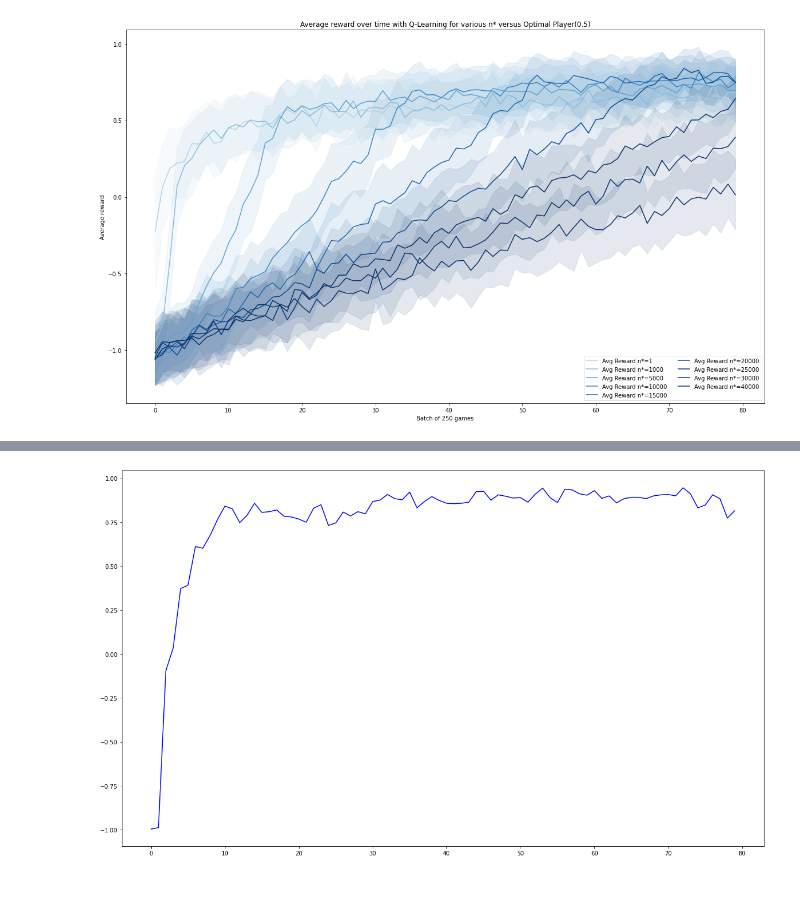
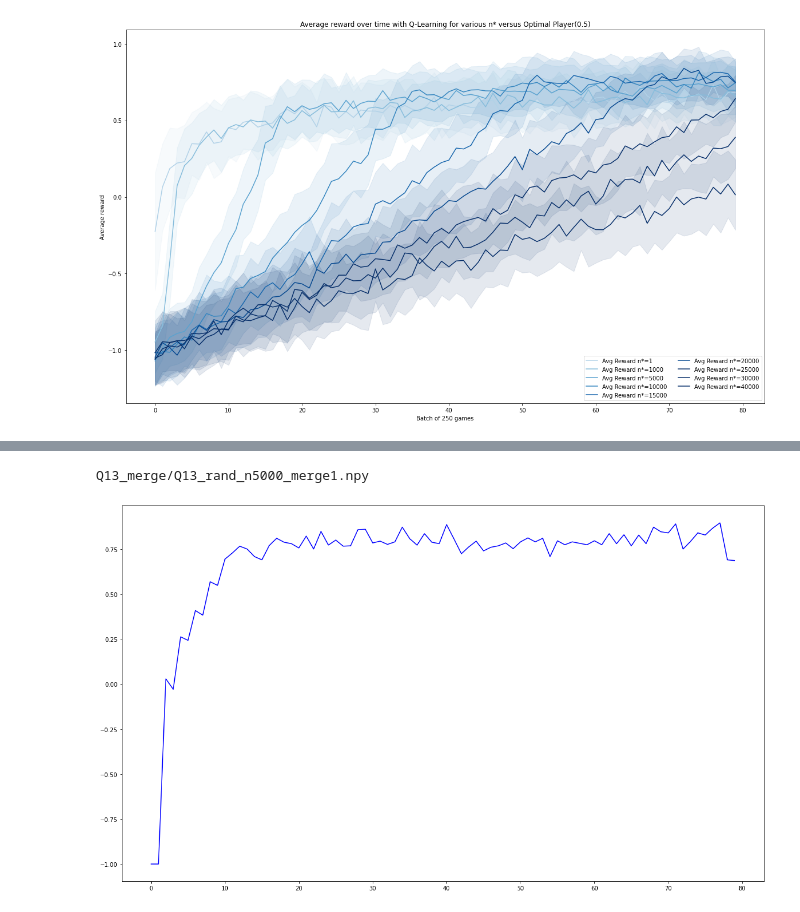
Before and after one commit to fraborg99/ANN---project, a Jupyter notebook: project/Graphs.ipynb, the cells around one changed output, grey strips where cells are left out. Drawn from its saved outputs; the diff is of its cells as text; code cells hidden in the pictures.

Commit message:
graphs with merge + Q13_merge + Q13 already merged

```diff
--- a/project/Graphs.ipynb
+++ b/project/Graphs.ipynb
@@ -179,19 +181,41 @@ for Q in [3,4, 7, 8]:
+# %%
+#PER MERGIARE RUNS
+n = 5000
+tipo = 'opt'
+rewards_merge = []
+for i in range(1,2):
+
+    file_path = "Q13_merge/Q13_" + tipo + "_n" + str(n) + "_merge" + str(i) + ".npy"
+    rewards_merge.append(np.load(file_path, allow_pickle = True))
+
+    print(file_path + '\n')
+
+    if i == 2:
+        rewards = np.append(rewards_merge[i-1], rewards_merge[i-2],axis = 0)
+
+    elif i>2:
+        rewards = np.append(rewards, rewards_merge[i-1],axis = 0)
+
+save_path = "Q13/Q13_" + tipo + "_n" + str(n) + "_MERGED.npy"
+np.save(save_path, rewards)
+# %% [output]
+Q13_merge/Q13_rand_n5000_merge1.npy
 # %%
 ### TEST Q13
-file_path = "Q13/Q13_rand_n5000_1run.npy"
+file_path = 'Q13_merge/Q13_rand_n40000_merge1.npy'
 
 even_dict = {'X': -1, 'O': 1, None: 0, '-': 0}
 odd_dict  = {'X': 1, 'O': -1, None: 0, '-': 0}
 
 rewards = np.load(file_path, allow_pickle = True)
 
 rewards[:,:,::2]  = np.vectorize(even_dict.get)(rewards[:,:,::2])
 rewards[:,:,1::2] = np.vectorize(odd_dict.get)(rewards[:,:,1::2])
 
 plt.plot(np.arange(80), rewards.mean(axis=2).mean(axis=0), color='Blue')
 plt.show()
 # %% [output]
-[figure, old version]
+[figure, new version]
 # %%
 import random as rand
 import seaborn as sns
```
Also changed, not shown: parts of 13 cells of this notebook, 51 other files.
